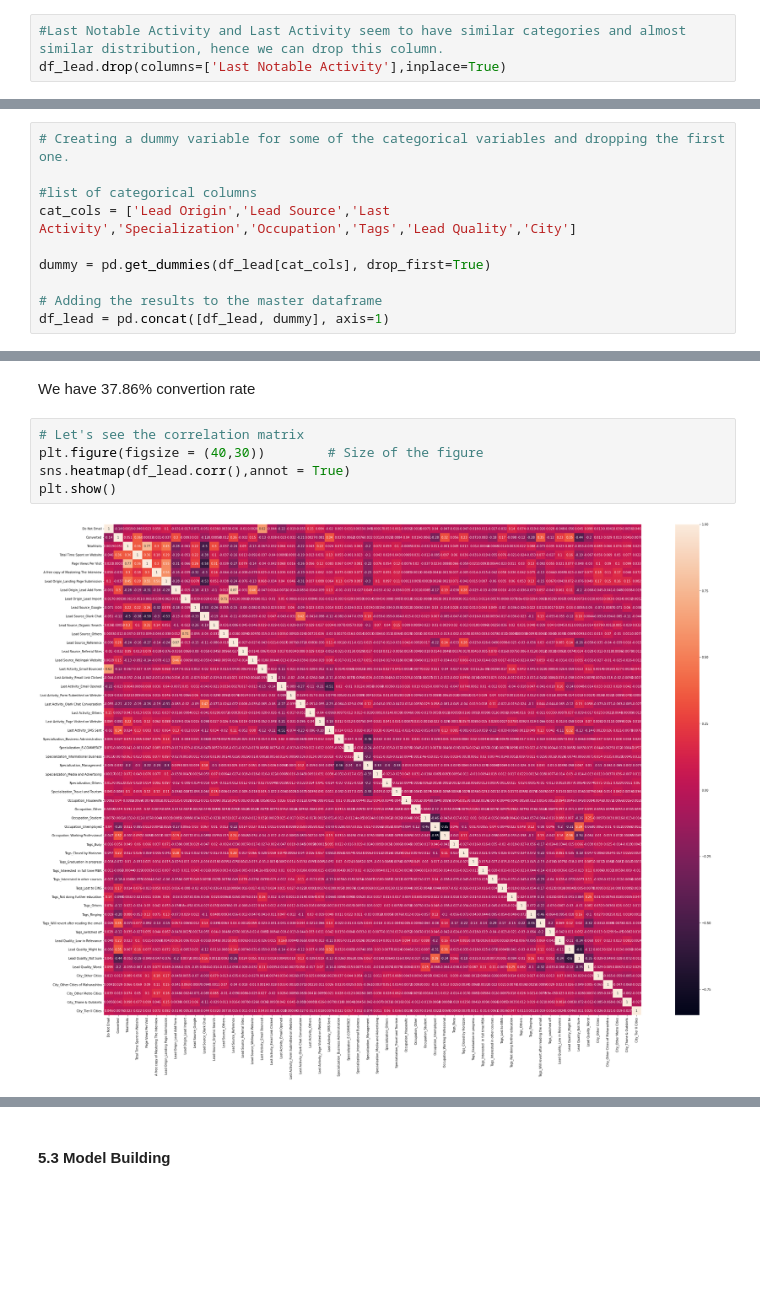
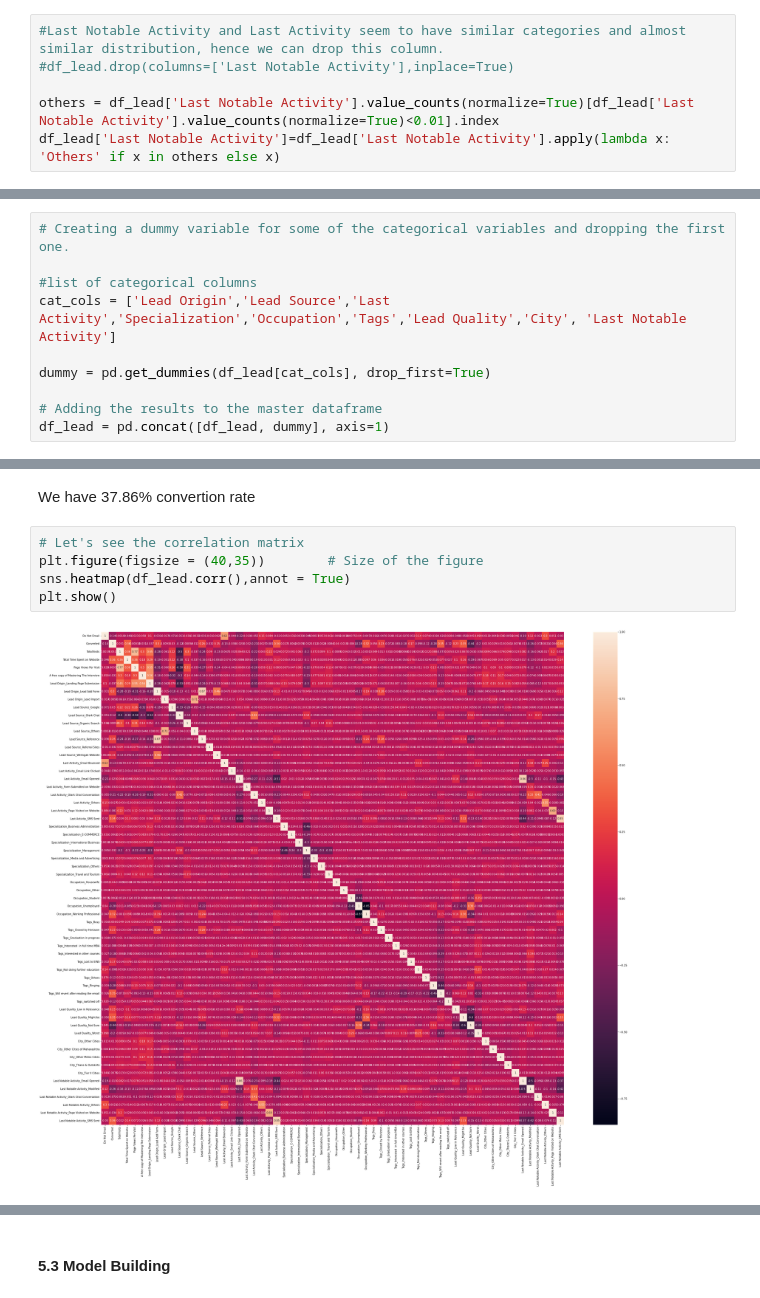
Before and after one commit to aparnakishan/XEducationLeadScore, a Jupyter notebook: LeadScoreXEduCaseStudy.ipynb, the cells around one changed output, grey strips where cells are left out. Cells and saved outputs as stored; diff of their text form; blank space fills up the shorter version.

Commit message:
Keeping Last Noted Activity for Model Building

```diff
--- a/LeadScoreXEduCaseStudy.ipynb
+++ b/LeadScoreXEduCaseStudy.ipynb
@@ -626,3 +635,6 @@ plt.show()
 # %%
 #Last Notable Activity and Last Activity seem to have similar categories and almost similar distribution, hence we can drop this column.
-df_lead.drop(columns=['Last Notable Activity'],inplace=True)
+#df_lead.drop(columns=['Last Notable Activity'],inplace=True)
+
+others = df_lead['Last Notable Activity'].value_counts(normalize=True)[df_lead['Last Notable Activity'].value_counts(normalize=True)<0.01].index
+df_lead['Last Notable Activity']=df_lead['Last Notable Activity'].apply(lambda x: 'Others' if x in others else x)
@@ -745,7 +768,7 @@ df_lead.head()
 # Creating a dummy variable for some of the categorical variables and dropping the first one.
 
 #list of categorical columns
-cat_cols = ['Lead Origin','Lead Source','Last Activity','Specialization','Occupation','Tags','Lead Quality','City']
+cat_cols = ['Lead Origin','Lead Source','Last Activity','Specialization','Occupation','Tags','Lead Quality','City', 'Last Notable Activity']
 
 dummy = pd.get_dummies(df_lead[cat_cols], drop_first=True)
 
@@ -836,11 +859,11 @@ rate
 We have 37.86% convertion rate
 # %%
 # Let's see the correlation matrix
-plt.figure(figsize = (40,30))        # Size of the figure
+plt.figure(figsize = (40,35))        # Size of the figure
 sns.heatmap(df_lead.corr(),annot = True)
 plt.show()
 # %% [output]
-[figure, old version]
+[figure, new version]
 # %%
 #Dropping highly correlated dummy variables
 
```
Also changed, not shown: parts of 20 cells of this notebook.
